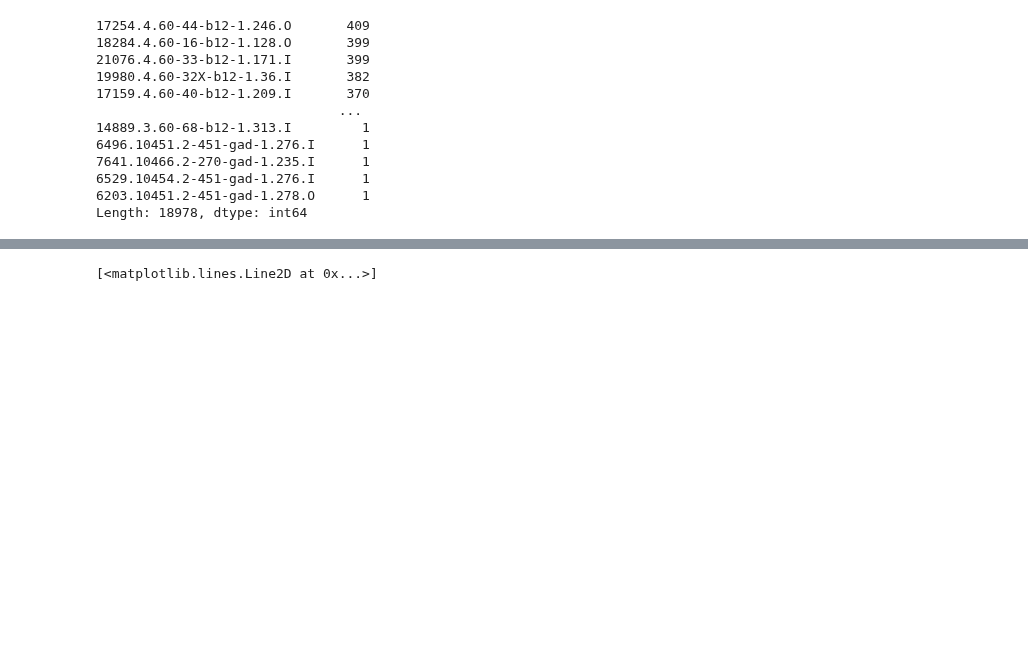
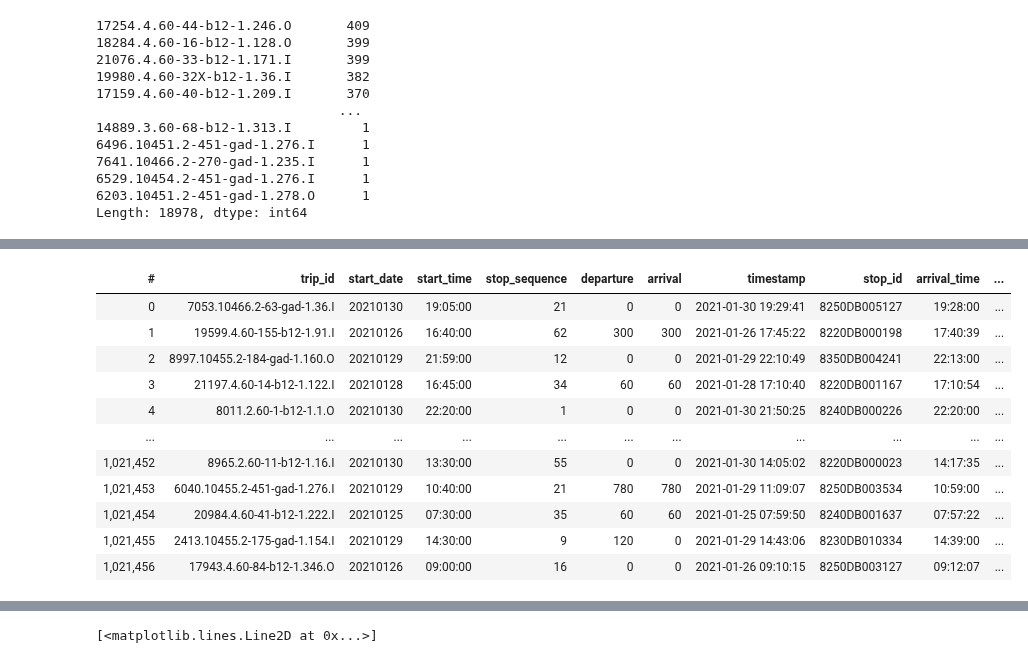
Before and after one commit to Drakodav/backend_d-dub, a Jupyter notebook: ml/processing/gtfsr_create_model.ipynb, the cells around one changed output, grey strips where cells are left out. Saved outputs shown, nothing was run; the diff lists cells and outputs as text; code cells hidden in the pictures; blank space fills up the shorter version.

```diff
--- a/ml/processing/gtfsr_create_model.ipynb
+++ b/ml/processing/gtfsr_create_model.ipynb
@@ -79,2 +79,20 @@ df.describe().T
+# %%
+# remove outliers
+outlier = 60*20
+df = df[(df['arrival'] >= -outlier) & (df['arrival'] <= outlier) & (df['departure'] >= -outlier) & (df['departure'] <= outlier)]
+df
+# %% [output]
+| # | trip_id | start_date | start_time | stop_sequence | departure | arrival | timestamp | stop_id | arrival_time | ... |
+| 0 | 7053.10466.2-63-gad-1.36.I | 20210130 | 19:05:00 | 21 | 0 | 0 | 2021-01-30 19:29:41 | 8250DB005127 | 19:28:00 | ... |
+| 1 | 19599.4.60-155-b12-1.91.I | 20210126 | 16:40:00 | 62 | 300 | 300 | 2021-01-26 17:45:22 | 8220DB000198 | 17:40:39 | ... |
+| 2 | 8997.10455.2-184-gad-1.160.O | 20210129 | 21:59:00 | 12 | 0 | 0 | 2021-01-29 22:10:49 | 8350DB004241 | 22:13:00 | ... |
+| 3 | 21197.4.60-14-b12-1.122.I | 20210128 | 16:45:00 | 34 | 60 | 60 | 2021-01-28 17:10:40 | 8220DB001167 | 17:10:54 | ... |
+| 4 | 8011.2.60-1-b12-1.1.O | 20210130 | 22:20:00 | 1 | 0 | 0 | 2021-01-30 21:50:25 | 8240DB000226 | 22:20:00 | ... |
+| ... | ... | ... | ... | ... | ... | ... | ... | ... | ... | ... |
+| 1,021,452 | 8965.2.60-11-b12-1.16.I | 20210130 | 13:30:00 | 55 | 0 | 0 | 2021-01-30 14:05:02 | 8220DB000023 | 14:17:35 | ... |
+| 1,021,453 | 6040.10455.2-451-gad-1.276.I | 20210129 | 10:40:00 | 21 | 780 | 780 | 2021-01-29 11:09:07 | 8250DB003534 | 10:59:00 | ... |
+| 1,021,454 | 20984.4.60-41-b12-1.222.I | 20210125 | 07:30:00 | 35 | 60 | 60 | 2021-01-25 07:59:50 | 8240DB001637 | 07:57:22 | ... |
+| 1,021,455 | 2413.10455.2-175-gad-1.154.I | 20210129 | 14:30:00 | 9 | 120 | 0 | 2021-01-29 14:43:06 | 8230DB010334 | 14:39:00 | ... |
+| 1,021,456 | 17943.4.60-84-b12-1.346.O | 20210126 | 09:00:00 | 16 | 0 | 0 | 2021-01-26 09:10:15 | 8250DB003127 | 09:12:07 | ... |
 # %%
 # df[df.stop_sequence == 1]
```
Also changed, not shown: parts of 10 cells of this notebook, 1 other file.
